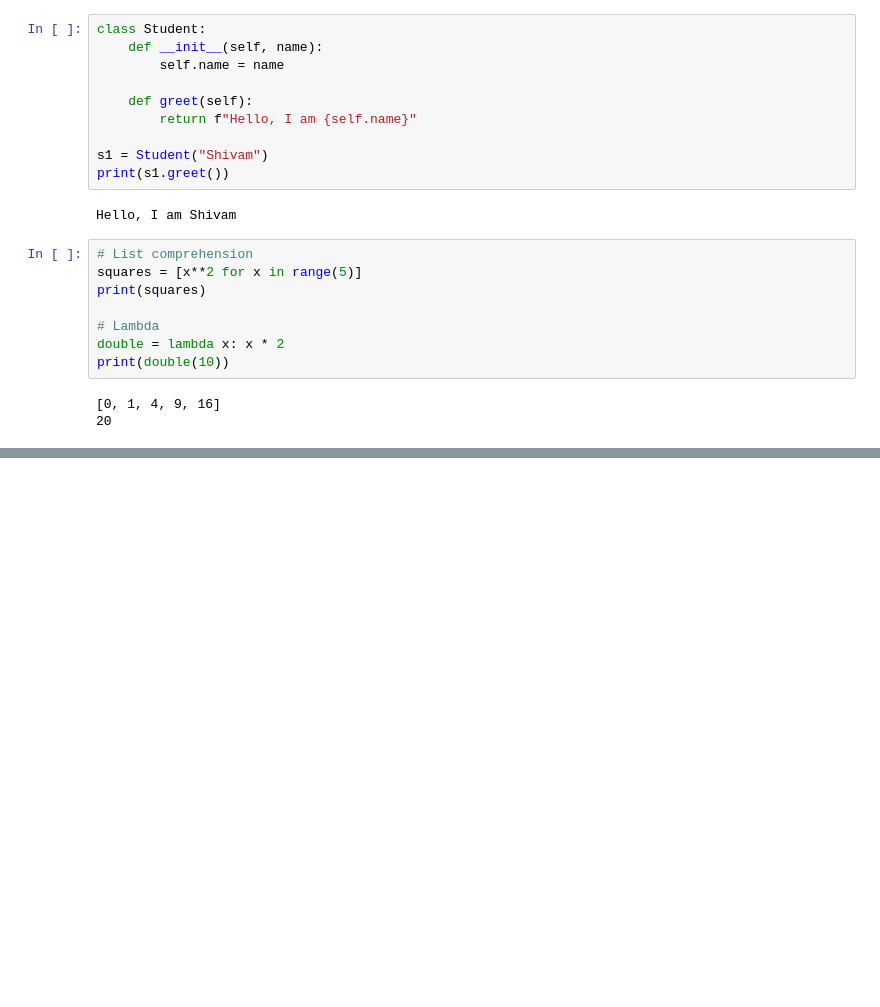
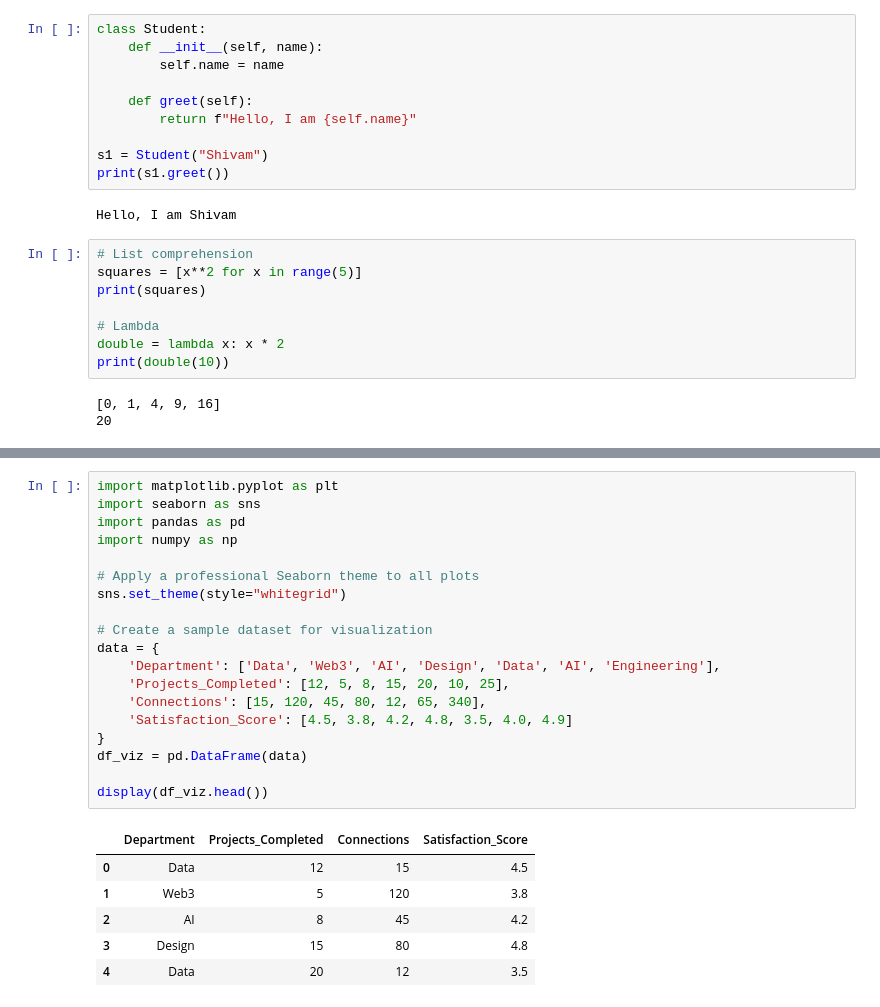
Before and after one commit to K-ShivamZad/DAS, a Jupyter notebook: python_refresher.ipynb, the cells around one changed output, grey strips where cells are left out. Drawn from its saved outputs; the diff is of its cells as text; blank space fills up the shorter version.

```diff
--- a/python_refresher.ipynb
+++ b/python_refresher.ipynb
@@ -128,0 +127,26 @@ Would you like me to also create a **second practice notebook** focused on **Num
+# %%
+import matplotlib.pyplot as plt
+import seaborn as sns
+import pandas as pd
+import numpy as np
+
+# Apply a professional Seaborn theme to all plots
+sns.set_theme(style="whitegrid")
+
+# Create a sample dataset for visualization
+data = {
+    'Department': ['Data', 'Web3', 'AI', 'Design', 'Data', 'AI', 'Engineering'],
+    'Projects_Completed': [12, 5, 8, 15, 20, 10, 25],
+    'Connections': [15, 120, 45, 80, 12, 65, 340],
+    'Satisfaction_Score': [4.5, 3.8, 4.2, 4.8, 3.5, 4.0, 4.9]
+}
+df_viz = pd.DataFrame(data)
+
+display(df_viz.head())
+# %% [output]
+|  | Department | Projects_Completed | Connections | Satisfaction_Score |
+| 0 | Data | 12 | 15 | 4.5 |
+| 1 | Web3 | 5 | 120 | 3.8 |
+| 2 | AI | 8 | 45 | 4.2 |
+| 3 | Design | 15 | 80 | 4.8 |
+| 4 | Data | 20 | 12 | 3.5 |
```
Also changed, not shown: parts of 8 cells of this notebook, 9 other files.
